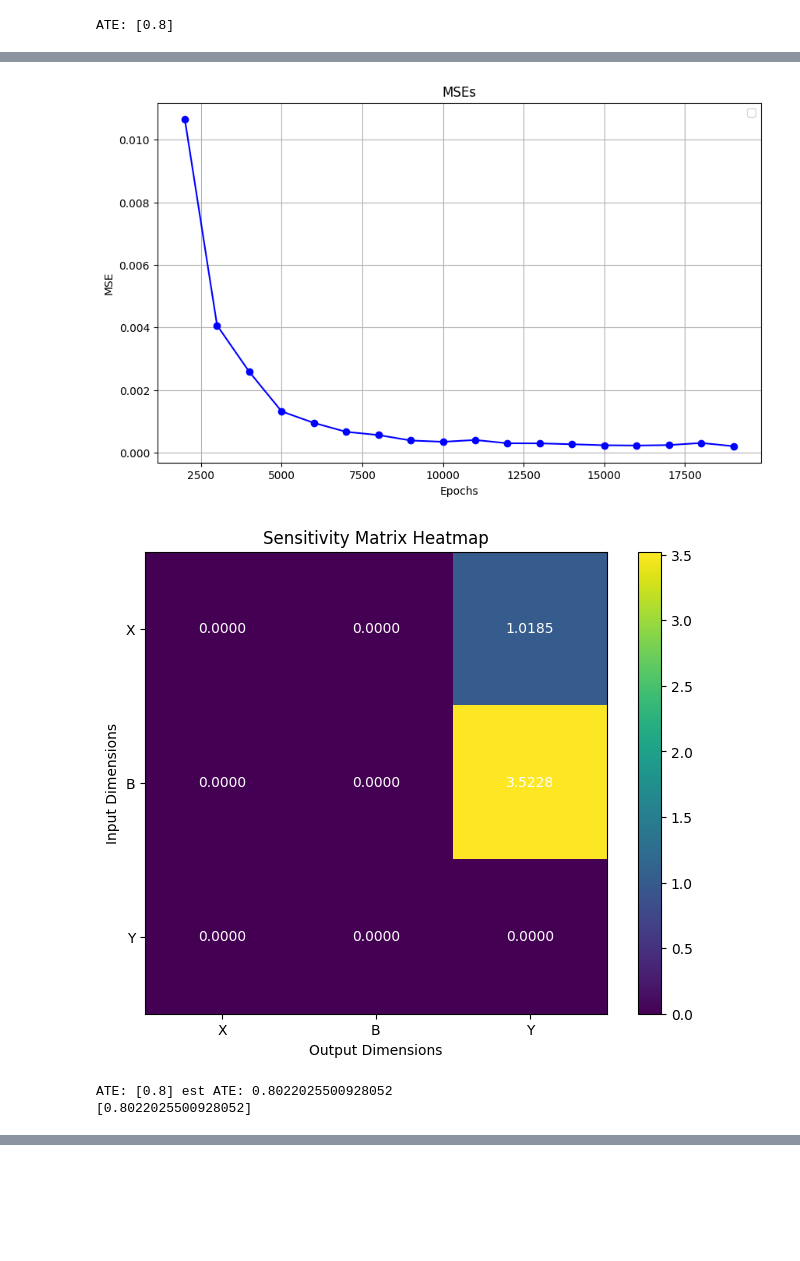
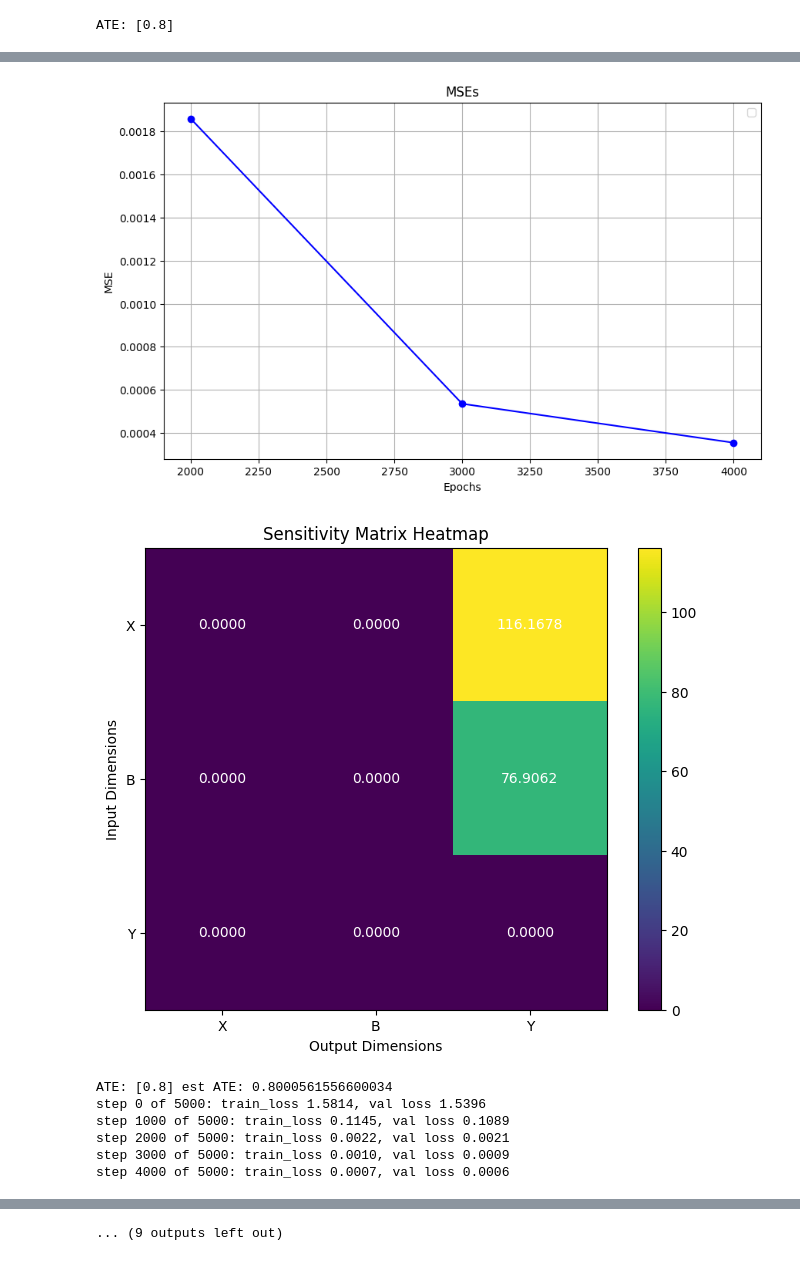
Before and after one commit to matthewvowels1/Causal_Transformer, a Jupyter notebook: CaT/tutorial_exogenous.ipynb, the cells around one changed output, grey strips where cells are left out. Cells and saved outputs as stored; diff of their text form; code cells hidden in the pictures; blank space fills up the shorter version.

Commit message:
refactored with updated inference module

```diff
--- a/CaT/tutorial_exogenous.ipynb
+++ b/CaT/tutorial_exogenous.ipynb
@@ -12,7 +12,7 @@ seed = 1
 standardize = 0
 sample_size = 100000
 batch_size = 300
-max_iters = 20000
+max_iters = 5000
 eval_interval = 1000
 eval_iters = 100
 validation_fraction = 0.1
@@ -107,7 +107,7 @@ ATE: [0.8]
 
 estimates = []
 
-for i in range(1):
+for i in range(5):
 
     all_data, DAGnx, var_names, causal_ordering, var_types, Y0, Y1 = generate_data(N=sample_size, d=d)
 
@@ -193,9 +193,9 @@ for i in range(1):
 
             intervention_nodes_vals_0 = {'X':  0}
             intervention_nodes_vals_1 = {'X':  1}
-            ci = CausalInference(model=model, device=device)
-            D0 = ci.forward(data=all_data , intervention_nodes_vals=intervention_nodes_vals_0)
-            D1 = ci.forward(data=all_data , intervention_nodes_vals=intervention_nodes_vals_1)
+            ci = CausalInference(dag=DAGnx)
+            D0 = ci.forward(data=all_data, model=model, intervention_nodes_vals=intervention_nodes_vals_0)
+            D1 = ci.forward(data=all_data, model=model, intervention_nodes_vals=intervention_nodes_vals_1)
 
             effect_var = 'Y'
             effect_index = var_names.index(effect_var)
@@ -247,9 +247,9 @@ for i in range(1):
     model.eval()
     intervention_nodes_vals_0 = {'X':  0}
     intervention_nodes_vals_1 = {'X':  1}
-    ci = CausalInference(model=model, device=device)
-    D0 = ci.forward(data=all_data , intervention_nodes_vals=intervention_nodes_vals_0)
-    D1 = ci.forward(data=all_data , intervention_nodes_vals=intervention_nodes_vals_1)
+    ci = CausalInference(dag=DAGnx)
+    D0 = ci.forward(data=all_data, model=model, intervention_nodes_vals=intervention_nodes_vals_0)
+    D1 = ci.forward(data=all_data, model=model,  intervention_nodes_vals=intervention_nodes_vals_1)
 
 
     effect_var = 'Y'
@@ -286,4 +271,8 @@ step 19000 of 20000: train_loss 0.0002, val loss 0.0002
-[figure, old version]
+[figure, new version]
-[figure, old version]
+[figure, new version]
-ATE: [0.8] est ATE: 0.8022025500928052
-[0.8022025500928052]
+ATE: [0.8] est ATE: 0.8000561556600034
+step 0 of 5000: train_loss 1.5814, val loss 1.5396
+step 1000 of 5000: train_loss 0.1145, val loss 0.1089
+step 2000 of 5000: train_loss 0.0022, val loss 0.0021
+step 3000 of 5000: train_loss 0.0010, val loss 0.0009
+step 4000 of 5000: train_loss 0.0007, val loss 0.0006
@@ -290,3 +291,4 @@ ATE: [0.8] est ATE: 0.8022025500928052
+... (9 outputs left out)
 # %%
 model.eval()
 intervention_nodes_vals_0 = {'X': 0}
```
Also changed, not shown: parts of 2 cells of this notebook, 7 other files.
